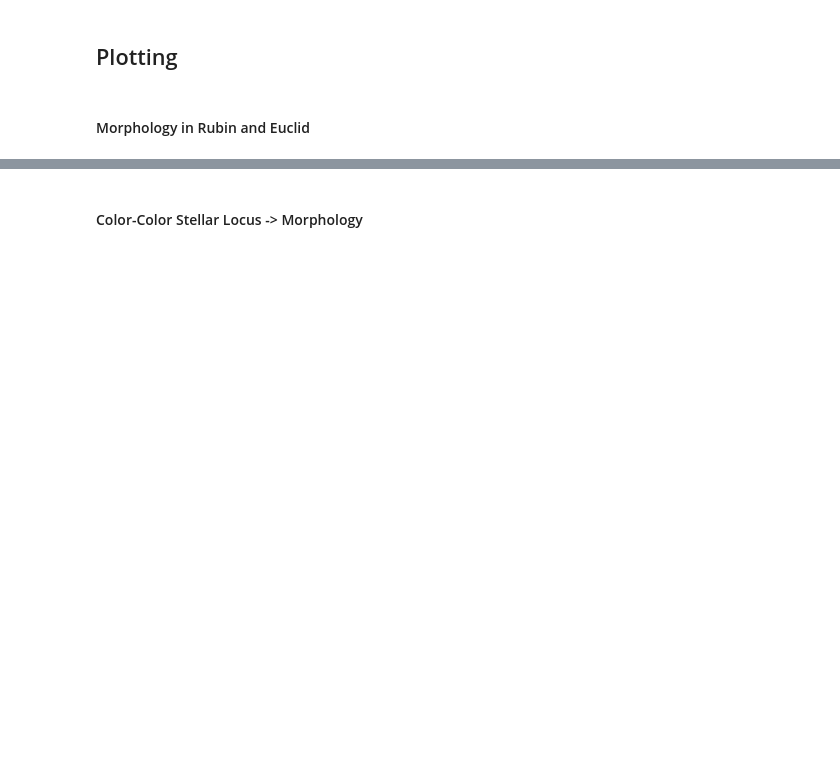
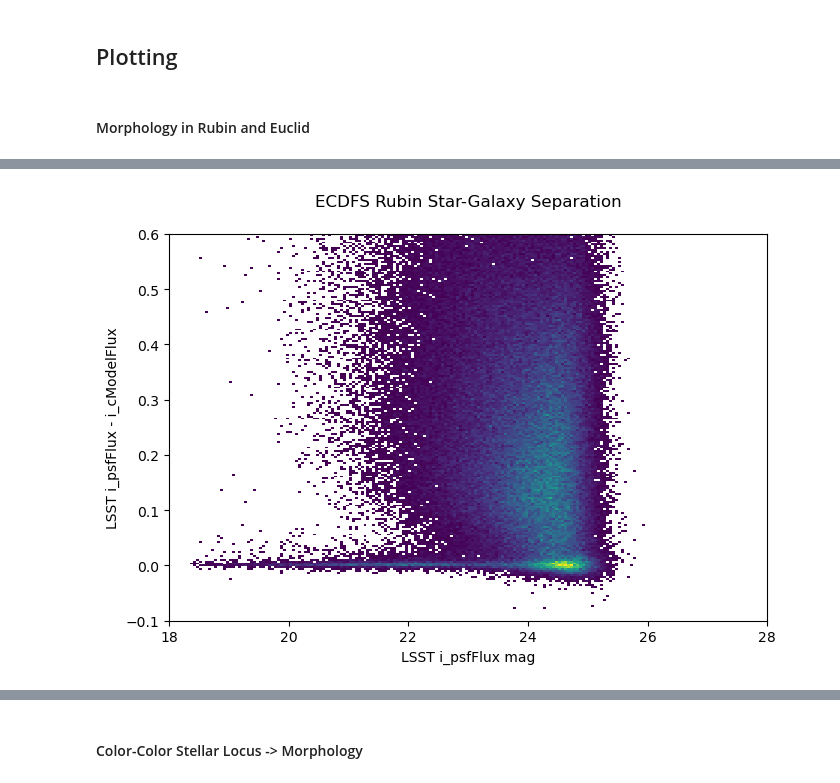
Before and after one commit to LSSTDESC/ufd_alfred, a Jupyter notebook: star_gal_sep.ipynb, the cells around one changed output, grey strips where cells are left out. Cells and saved outputs as stored; diff of their text form; code cells hidden in the pictures; blank space fills up the shorter version.

```diff
--- a/star_gal_sep.ipynb
+++ b/star_gal_sep.ipynb
@@ -205,10 +243,12 @@ star_gal_sep(DF.data, 'MUMAX_MINUS_MAG',
 # %%
 star_gal_sep(DF.data, 'i psf - cmodel',
              'viridis', None, '_nolegend',
              f'{field} Rubin Star-Galaxy Separation',
-             presentation_mode = True,
+             histogram = True,
              save=True, plots_path=my_plotspath,
              filename = f'rubinmorph_all_{DF.field.lower()}_{DF.survey.lower()}')
+# %% [output]
+[figure, added]
 # %%
 no_ellipDF = DF.apply_mask((DF.ellipticity < 0.2))
 star_gal_sep(no_ellipDF.data, 'MUMAX_MINUS_MAG',
```
Also changed, not shown: parts of 27 cells of this notebook, 4 other files.
